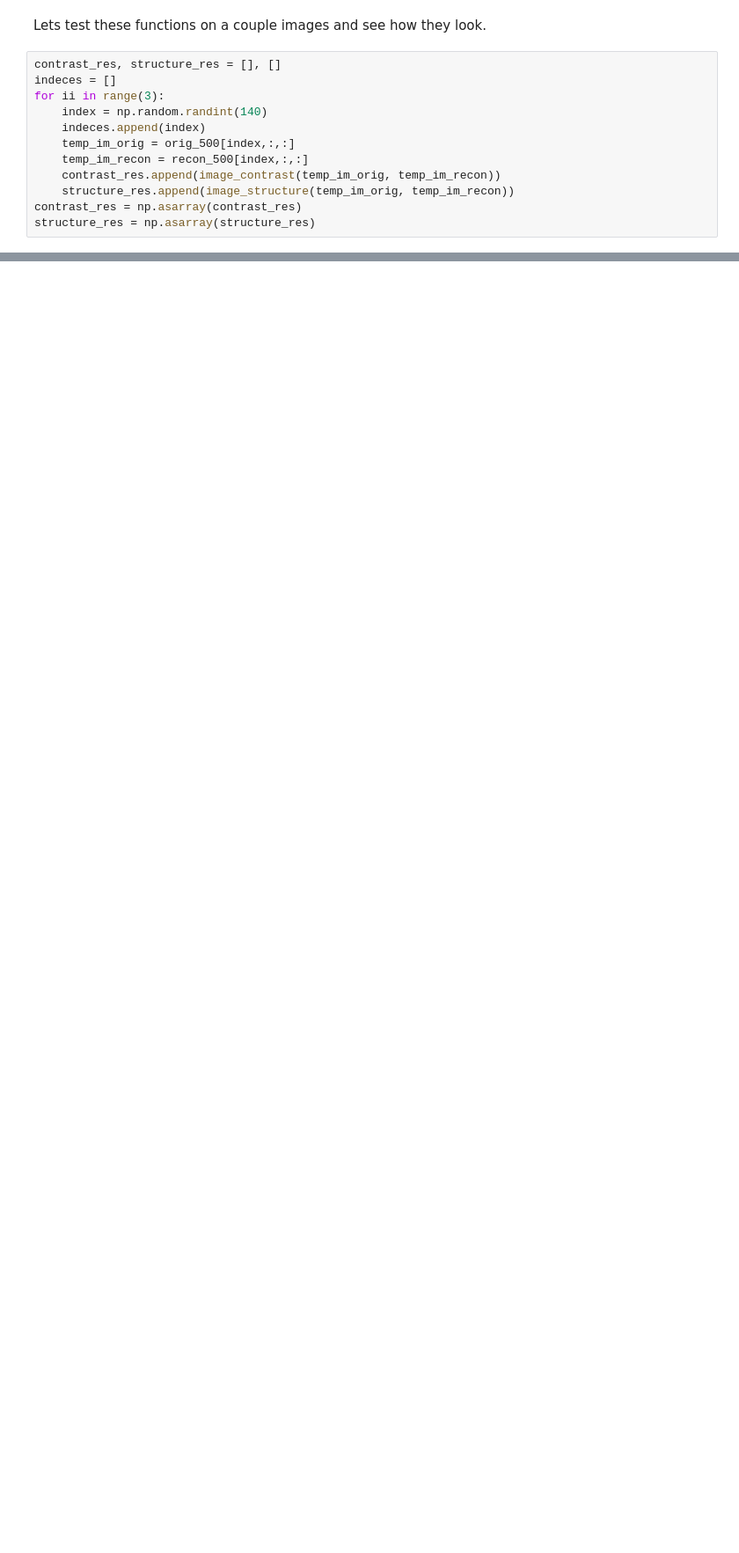
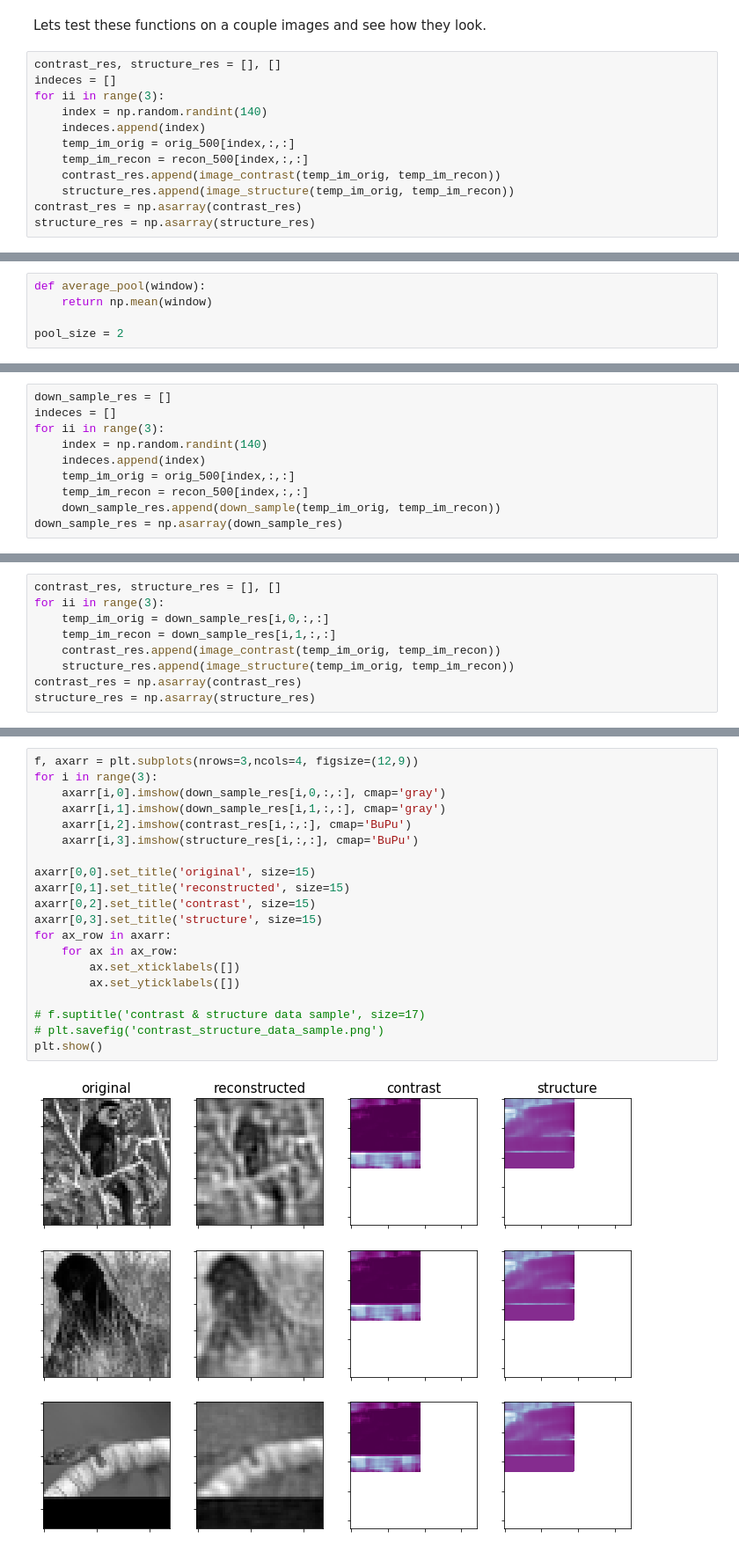
Before and after one commit to michaelneuder/image_quality_analysis, a Jupyter notebook: bin/calculations/ms_ssim/MS_SSIM.ipynb, the cells around one changed output, grey strips where cells are left out. Shown at 88% size. Saved outputs shown, nothing was run; the diff lists cells and outputs as text; blank space fills up the shorter version.

```diff
--- a/bin/calculations/ms_ssim/MS_SSIM.ipynb
+++ b/bin/calculations/ms_ssim/MS_SSIM.ipynb
@@ -159,0 +162,5 @@ plt.show()
+# %%
+def average_pool(window):
+    return np.mean(window)
+
+pool_size = 2
@@ -159,0 +183,10 @@ plt.show()
+# %%
+down_sample_res = []
+indeces = []
+for ii in range(3):
+    index = np.random.randint(140)
+    indeces.append(index)
+    temp_im_orig = orig_500[index,:,:]
+    temp_im_recon = recon_500[index,:,:]
+    down_sample_res.append(down_sample(temp_im_orig, temp_im_recon))
+down_sample_res = np.asarray(down_sample_res)
@@ -159,0 +201,9 @@ plt.show()
+# %%
+contrast_res, structure_res = [], []
+for ii in range(3):
+    temp_im_orig = down_sample_res[i,0,:,:]
+    temp_im_recon = down_sample_res[i,1,:,:]
+    contrast_res.append(image_contrast(temp_im_orig, temp_im_recon))
+    structure_res.append(image_structure(temp_im_orig, temp_im_recon))
+contrast_res = np.asarray(contrast_res)
+structure_res = np.asarray(structure_res)
@@ -159,0 +212,22 @@ plt.show()
+# %%
+f, axarr = plt.subplots(nrows=3,ncols=4, figsize=(12,9))
+for i in range(3):
+    axarr[i,0].imshow(down_sample_res[i,0,:,:], cmap='gray')
+    axarr[i,1].imshow(down_sample_res[i,1,:,:], cmap='gray')
+    axarr[i,2].imshow(contrast_res[i,:,:], cmap='BuPu')
+    axarr[i,3].imshow(structure_res[i,:,:], cmap='BuPu')
+
+axarr[0,0].set_title('original', size=15)
+axarr[0,1].set_title('reconstructed', size=15)
+axarr[0,2].set_title('contrast', size=15)
+axarr[0,3].set_title('structure', size=15)
+for ax_row in axarr:
+    for ax in ax_row:
+        ax.set_xticklabels([])
+        ax.set_yticklabels([])
+
+# f.suptitle('contrast & structure data sample', size=17)
+# plt.savefig('contrast_structure_data_sample.png')
+plt.show()
+# %% [output]
+[figure, added]
```
Also changed, not shown: parts of 7 cells of this notebook, 1 other file.
